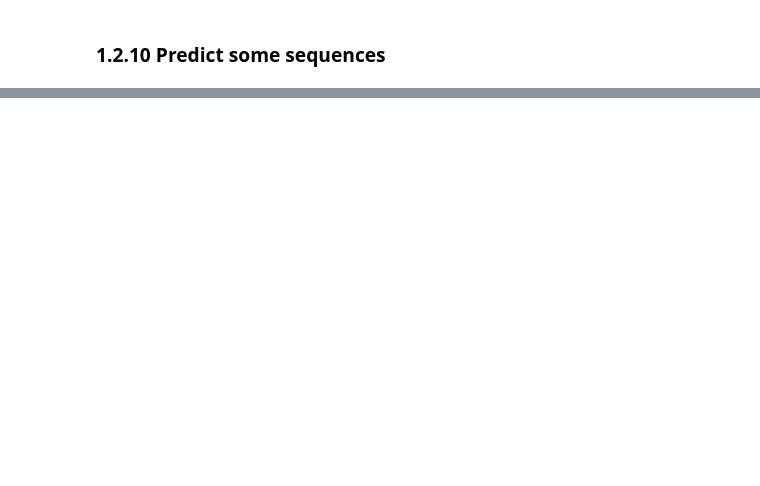
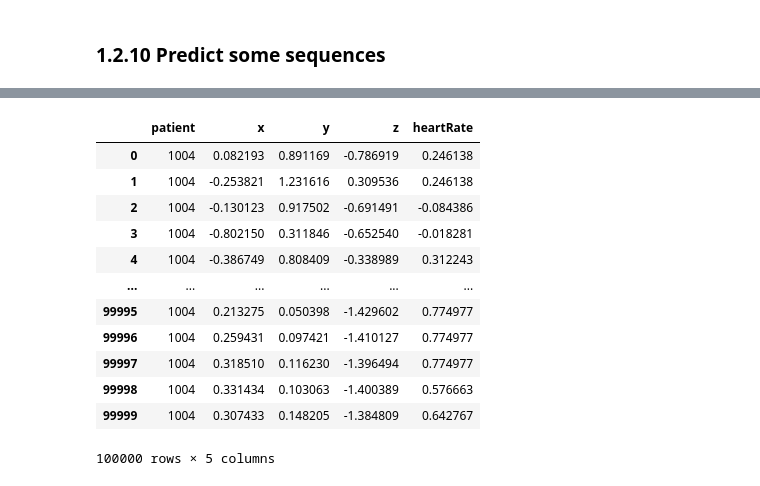
Before and after one commit to alfredoaloi/deep-learning-project, a Jupyter notebook: task_2.ipynb, the cells around one changed output, grey strips where cells are left out. Saved outputs shown, nothing was run; the diff lists cells and outputs as text; code cells hidden in the pictures; blank space fills up the shorter version.

```diff
--- a/task_2.ipynb
+++ b/task_2.ipynb
@@ -483,0 +485,26 @@ loss, mae = vae.evaluate(features, features)
+# %%
+test_data = pd.read_csv('dataset_task_2/test.csv', nrows=100000)
+test_data = test_data.drop(labels=['timestamp', 'tsDate'], axis=1)
+
+test_data.x = x_scaler.transform(np.reshape(test_data.x.to_numpy(), (-1, 1)))
+test_data.y = y_scaler.transform(np.reshape(test_data.y.to_numpy(), (-1, 1)))
+test_data.z = z_scaler.transform(np.reshape(test_data.z.to_numpy(), (-1, 1)))
+test_data.heartRate = heart_rate_scaler.transform(np.reshape(test_data.heartRate.to_numpy(), (-1, 1)))
+
+test_features = get_features(test_data, window_size=WINDOW_SIZE, window_shift=WINDOW_SHIFT)
+
+test_data
+# %% [output]
+|  | patient | x | y | z | heartRate |
+| 0 | 1004 | 0.082193 | 0.891169 | -0.786919 | 0.246138 |
+| 1 | 1004 | -0.253821 | 1.231616 | 0.309536 | 0.246138 |
+| 2 | 1004 | -0.130123 | 0.917502 | -0.691491 | -0.084386 |
+| 3 | 1004 | -0.802150 | 0.311846 | -0.652540 | -0.018281 |
+| 4 | 1004 | -0.386749 | 0.808409 | -0.338989 | 0.312243 |
+| ... | ... | ... | ... | ... | ... |
+| 99995 | 1004 | 0.213275 | 0.050398 | -1.429602 | 0.774977 |
+| 99996 | 1004 | 0.259431 | 0.097421 | -1.410127 | 0.774977 |
+| 99997 | 1004 | 0.318510 | 0.116230 | -1.396494 | 0.774977 |
+| 99998 | 1004 | 0.331434 | 0.103063 | -1.400389 | 0.576663 |
+| 99999 | 1004 | 0.307433 | 0.148205 | -1.384809 | 0.642767 |
+100000 rows × 5 columns
```
Also changed, not shown: parts of 13 cells of this notebook, 4 other files.
